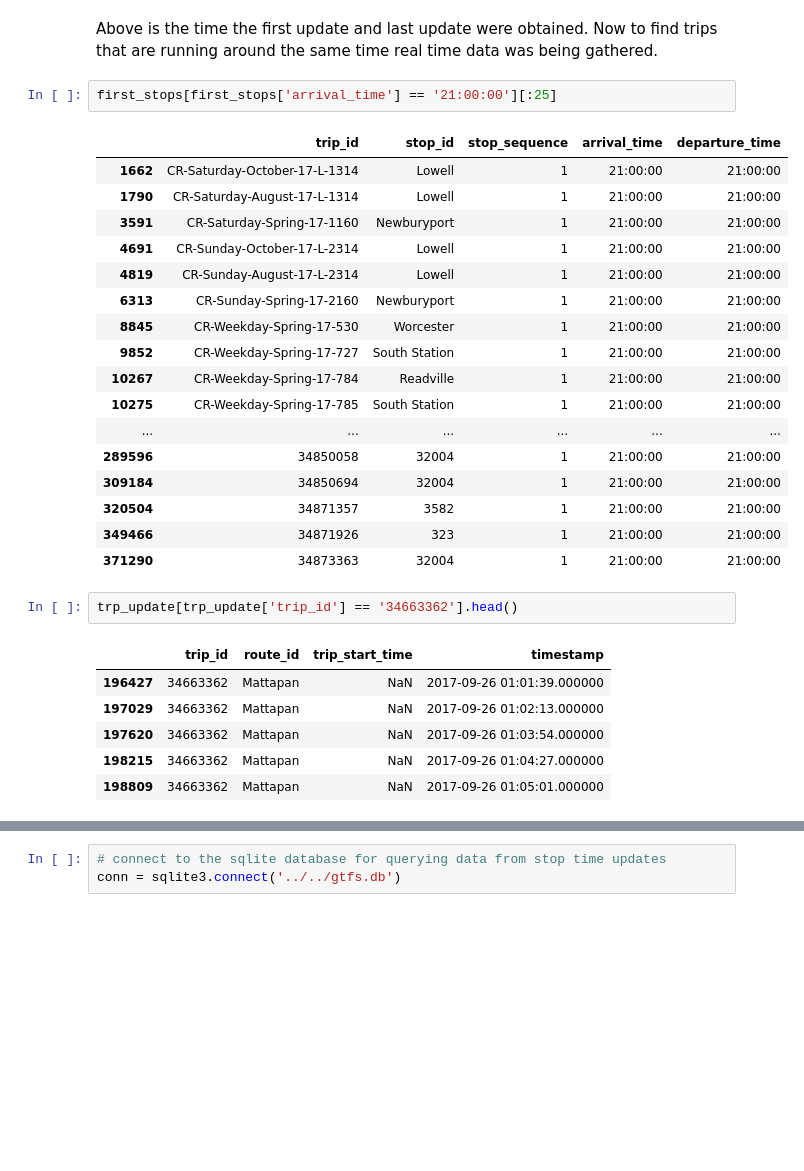
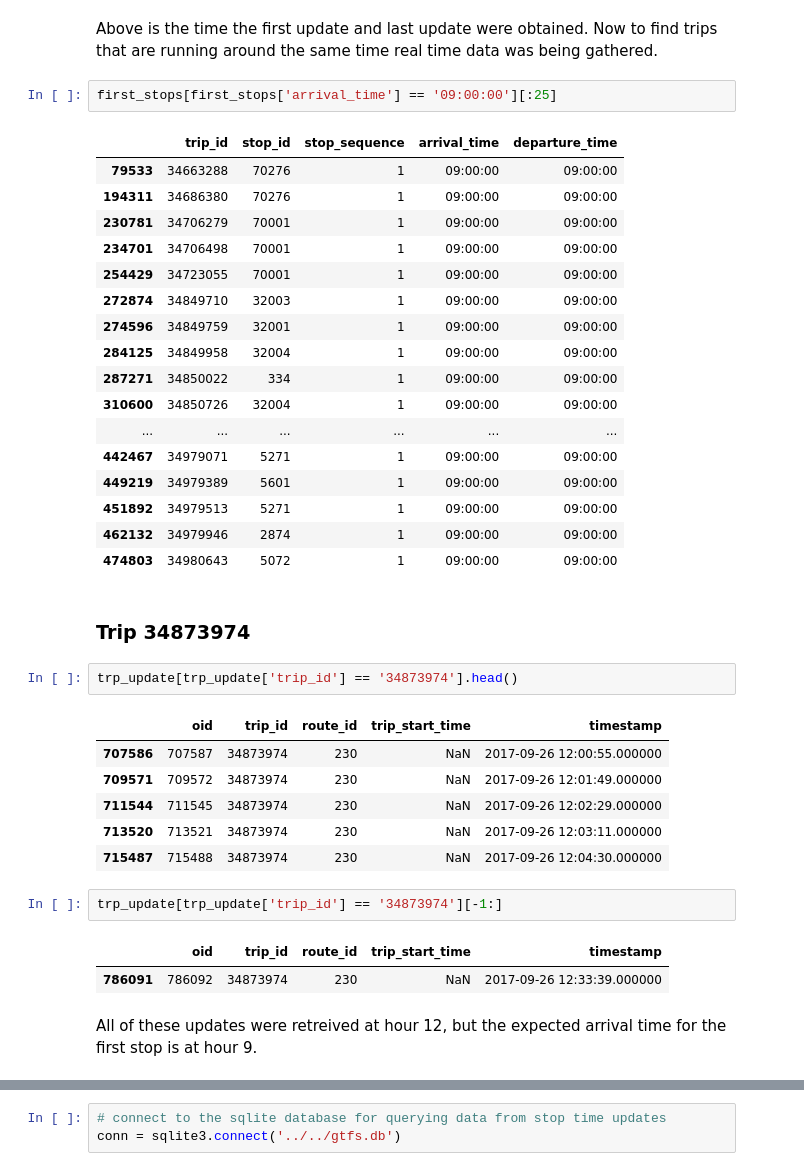
Before and after one commit to jmhern/GTFS_work, a Jupyter notebook: RealTimeDataAnalysis.ipynb, the cells around one changed output, grey strips where cells are left out. Saved outputs shown, nothing was run; the diff lists cells and outputs as text; blank space fills up the shorter version.

```diff
--- a/RealTimeDataAnalysis.ipynb
+++ b/RealTimeDataAnalysis.ipynb
@@ -56,32 +56,41 @@ first_stops.head()
 # %% [markdown]
 Above is the time the first update and last update were obtained. Now to find trips that are running around the same time real time data was being gathered.
 # %%
-first_stops[first_stops['arrival_time'] == '21:00:00'][:25]
+first_stops[first_stops['arrival_time'] == '09:00:00'][:25]
 # %% [output]
 |  | trip_id | stop_id | stop_sequence | arrival_time | departure_time |
-| 1662 | CR-Saturday-October-17-L-1314 | Lowell | 1 | 21:00:00 | 21:00:00 |
-| 1790 | CR-Saturday-August-17-L-1314 | Lowell | 1 | 21:00:00 | 21:00:00 |
-| 3591 | CR-Saturday-Spring-17-1160 | Newburyport | 1 | 21:00:00 | 21:00:00 |
-| 4691 | CR-Sunday-October-17-L-2314 | Lowell | 1 | 21:00:00 | 21:00:00 |
-| 4819 | CR-Sunday-August-17-L-2314 | Lowell | 1 | 21:00:00 | 21:00:00 |
-| 6313 | CR-Sunday-Spring-17-2160 | Newburyport | 1 | 21:00:00 | 21:00:00 |
-| 8845 | CR-Weekday-Spring-17-530 | Worcester | 1 | 21:00:00 | 21:00:00 |
-| 9852 | CR-Weekday-Spring-17-727 | South Station | 1 | 21:00:00 | 21:00:00 |
-| 10267 | CR-Weekday-Spring-17-784 | Readville | 1 | 21:00:00 | 21:00:00 |
-| 10275 | CR-Weekday-Spring-17-785 | South Station | 1 | 21:00:00 | 21:00:00 |
+| 79533 | 34663288 | 70276 | 1 | 09:00:00 | 09:00:00 |
+| 194311 | 34686380 | 70276 | 1 | 09:00:00 | 09:00:00 |
+| 230781 | 34706279 | 70001 | 1 | 09:00:00 | 09:00:00 |
+| 234701 | 34706498 | 70001 | 1 | 09:00:00 | 09:00:00 |
+| 254429 | 34723055 | 70001 | 1 | 09:00:00 | 09:00:00 |
+| 272874 | 34849710 | 32003 | 1 | 09:00:00 | 09:00:00 |
+| 274596 | 34849759 | 32001 | 1 | 09:00:00 | 09:00:00 |
+| 284125 | 34849958 | 32004 | 1 | 09:00:00 | 09:00:00 |
+| 287271 | 34850022 | 334 | 1 | 09:00:00 | 09:00:00 |
+| 310600 | 34850726 | 32004 | 1 | 09:00:00 | 09:00:00 |
 | ... | ... | ... | ... | ... | ... |
-| 289596 | 34850058 | 32004 | 1 | 21:00:00 | 21:00:00 |
-| 309184 | 34850694 | 32004 | 1 | 21:00:00 | 21:00:00 |
-| 320504 | 34871357 | 3582 | 1 | 21:00:00 | 21:00:00 |
-| 349466 | 34871926 | 323 | 1 | 21:00:00 | 21:00:00 |
-| 371290 | 34873363 | 32004 | 1 | 21:00:00 | 21:00:00 |
+| 442467 | 34979071 | 5271 | 1 | 09:00:00 | 09:00:00 |
+| 449219 | 34979389 | 5601 | 1 | 09:00:00 | 09:00:00 |
+| 451892 | 34979513 | 5271 | 1 | 09:00:00 | 09:00:00 |
+| 462132 | 34979946 | 2874 | 1 | 09:00:00 | 09:00:00 |
+| 474803 | 34980643 | 5072 | 1 | 09:00:00 | 09:00:00 |
+# %% [markdown]
+### Trip 34873974
 # %%
-trp_update[trp_update['trip_id'] == '34663362'].head()
+trp_update[trp_update['trip_id'] == '34873974'].head()
 # %% [output]
-|  | trip_id | route_id | trip_start_time | timestamp |
-| 196427 | 34663362 | Mattapan | NaN | 2017-09-26 01:01:39.000000 |
-| 197029 | 34663362 | Mattapan | NaN | 2017-09-26 01:02:13.000000 |
-| 197620 | 34663362 | Mattapan | NaN | 2017-09-26 01:03:54.000000 |
-| 198215 | 34663362 | Mattapan | NaN | 2017-09-26 01:04:27.000000 |
-| 198809 | 34663362 | Mattapan | NaN | 2017-09-26 01:05:01.000000 |
+|  | oid | trip_id | route_id | trip_start_time | timestamp |
+| 707586 | 707587 | 34873974 | 230 | NaN | 2017-09-26 12:00:55.000000 |
+| 709571 | 709572 | 34873974 | 230 | NaN | 2017-09-26 12:01:49.000000 |
+| 711544 | 711545 | 34873974 | 230 | NaN | 2017-09-26 12:02:29.000000 |
+| 713520 | 713521 | 34873974 | 230 | NaN | 2017-09-26 12:03:11.000000 |
+| 715487 | 715488 | 34873974 | 230 | NaN | 2017-09-26 12:04:30.000000 |
+# %%
+trp_update[trp_update['trip_id'] == '34873974'][-1:]
+# %% [output]
+|  | oid | trip_id | route_id | trip_start_time | timestamp |
+| 786091 | 786092 | 34873974 | 230 | NaN | 2017-09-26 12:33:39.000000 |
+# %% [markdown]
+All of these updates were retreived at hour 12, but the expected arrival time for the first stop is at hour 9.
 # %%
```
Also changed, not shown: parts of 44 cells of this notebook.
